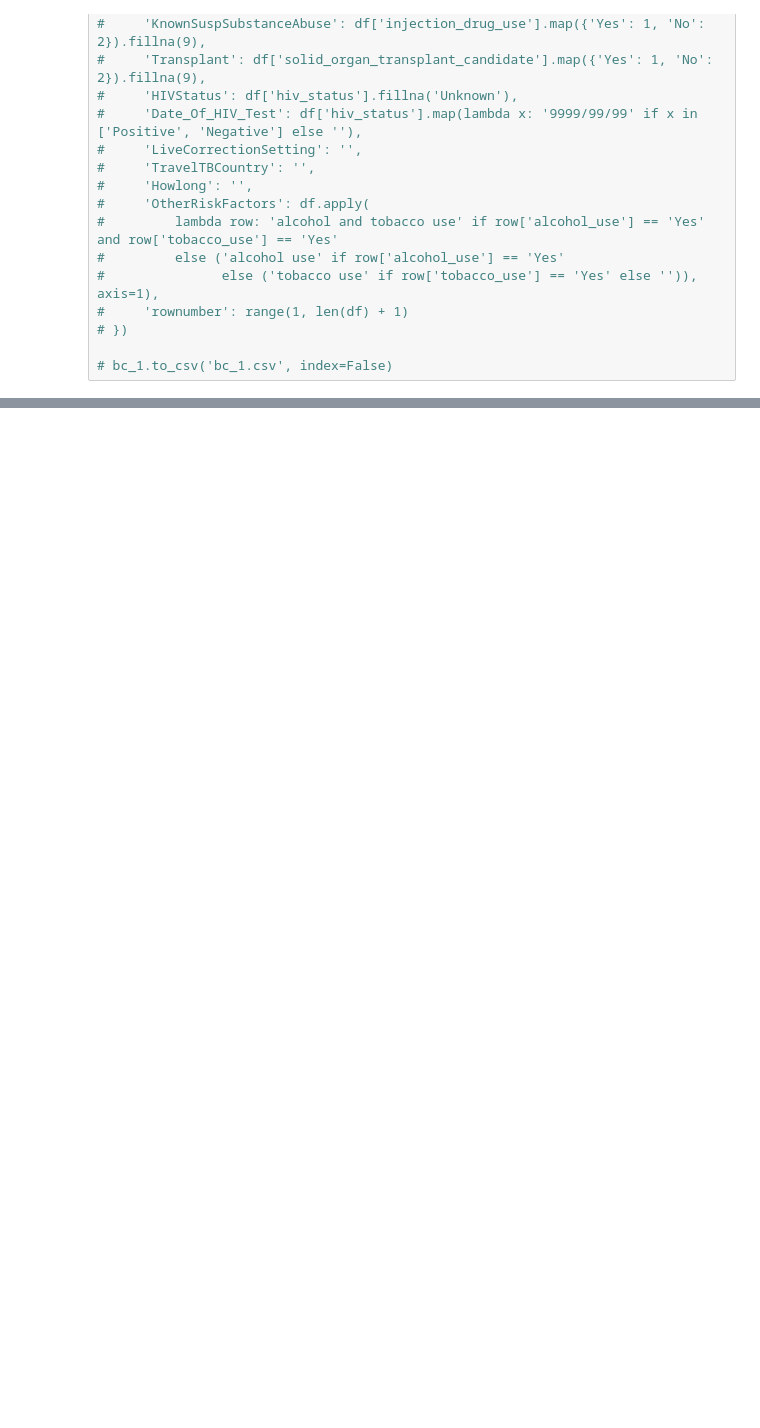
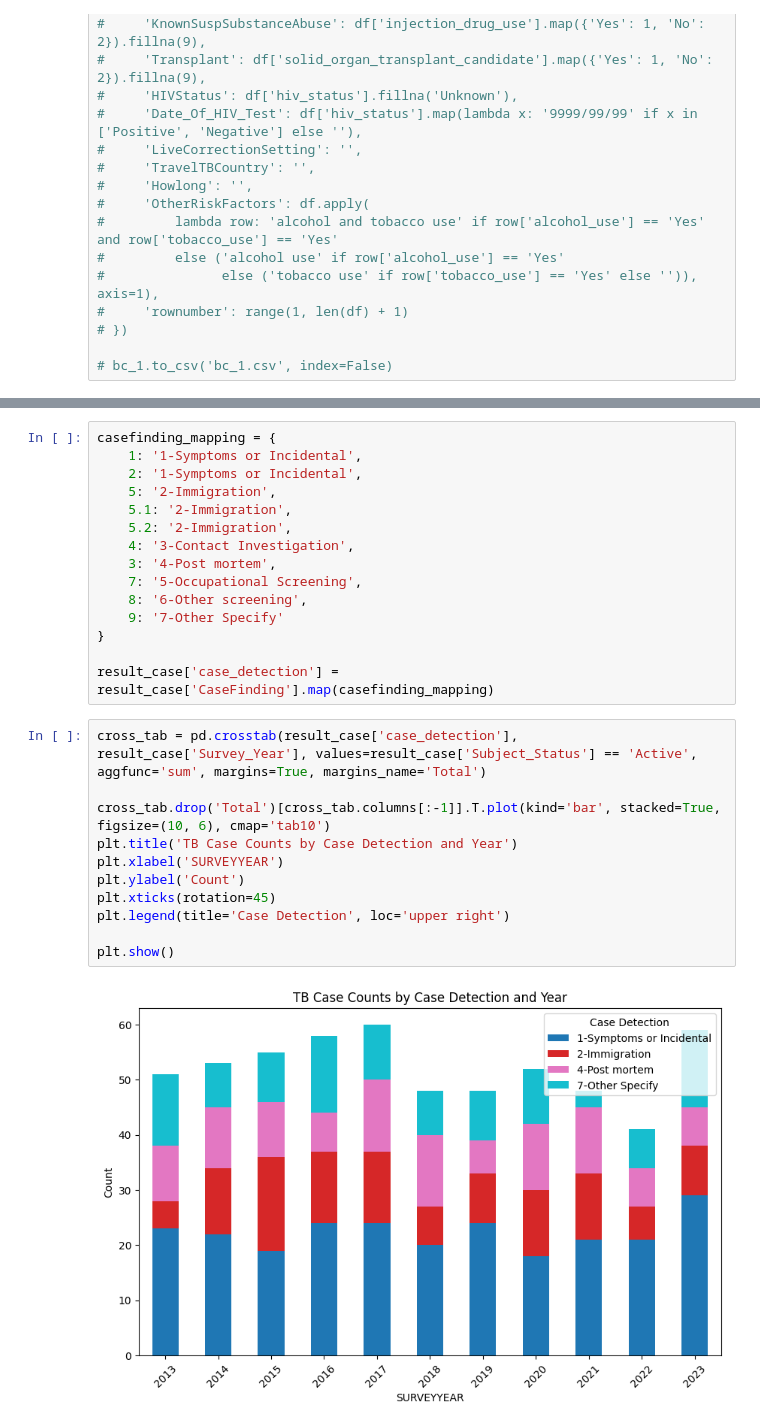
Before and after one commit to niranjan-ramesh/custom-images, a Jupyter notebook: analytics-environment/analyze-synthetic-data.ipynb, the cells around one changed output, grey strips where cells are left out. Drawn from its saved outputs; the diff is of its cells as text; blank space fills up the shorter version.

```diff
--- a/analytics-environment/analyze-synthetic-data.ipynb
+++ b/analytics-environment/analyze-synthetic-data.ipynb
@@ -545,0 +710,28 @@ plt.show()
+# %%
+casefinding_mapping = {
+    1: '1-Symptoms or Incidental',
+    2: '1-Symptoms or Incidental',
+    5: '2-Immigration',
+    5.1: '2-Immigration',
+    5.2: '2-Immigration',
+    4: '3-Contact Investigation',
+    3: '4-Post mortem',
+    7: '5-Occupational Screening',
+    8: '6-Other screening',
+    9: '7-Other Specify'
+}
+
+result_case['case_detection'] = result_case['CaseFinding'].map(casefinding_mapping)
+# %%
+cross_tab = pd.crosstab(result_case['case_detection'], result_case['Survey_Year'], values=result_case['Subject_Status'] == 'Active', aggfunc='sum', margins=True, margins_name='Total')
+
+cross_tab.drop('Total')[cross_tab.columns[:-1]].T.plot(kind='bar', stacked=True, figsize=(10, 6), cmap='tab10')
+plt.title('TB Case Counts by Case Detection and Year')
+plt.xlabel('SURVEYYEAR')
+plt.ylabel('Count')
+plt.xticks(rotation=45)
+plt.legend(title='Case Detection', loc='upper right')
+
+plt.show()
+# %% [output]
+[figure, added]
```
Also changed, not shown: parts of 26 cells of this notebook, 8 other files.
